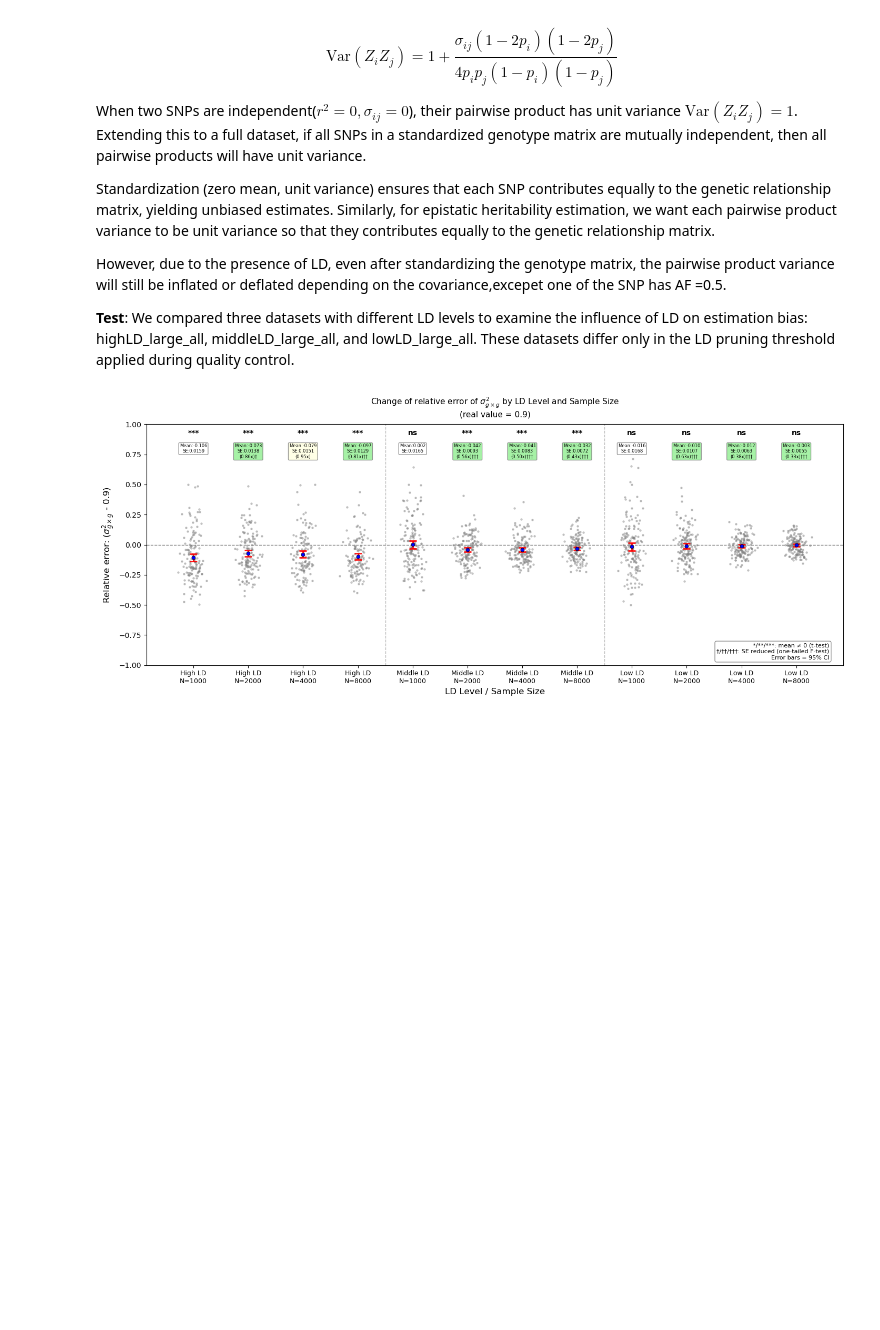
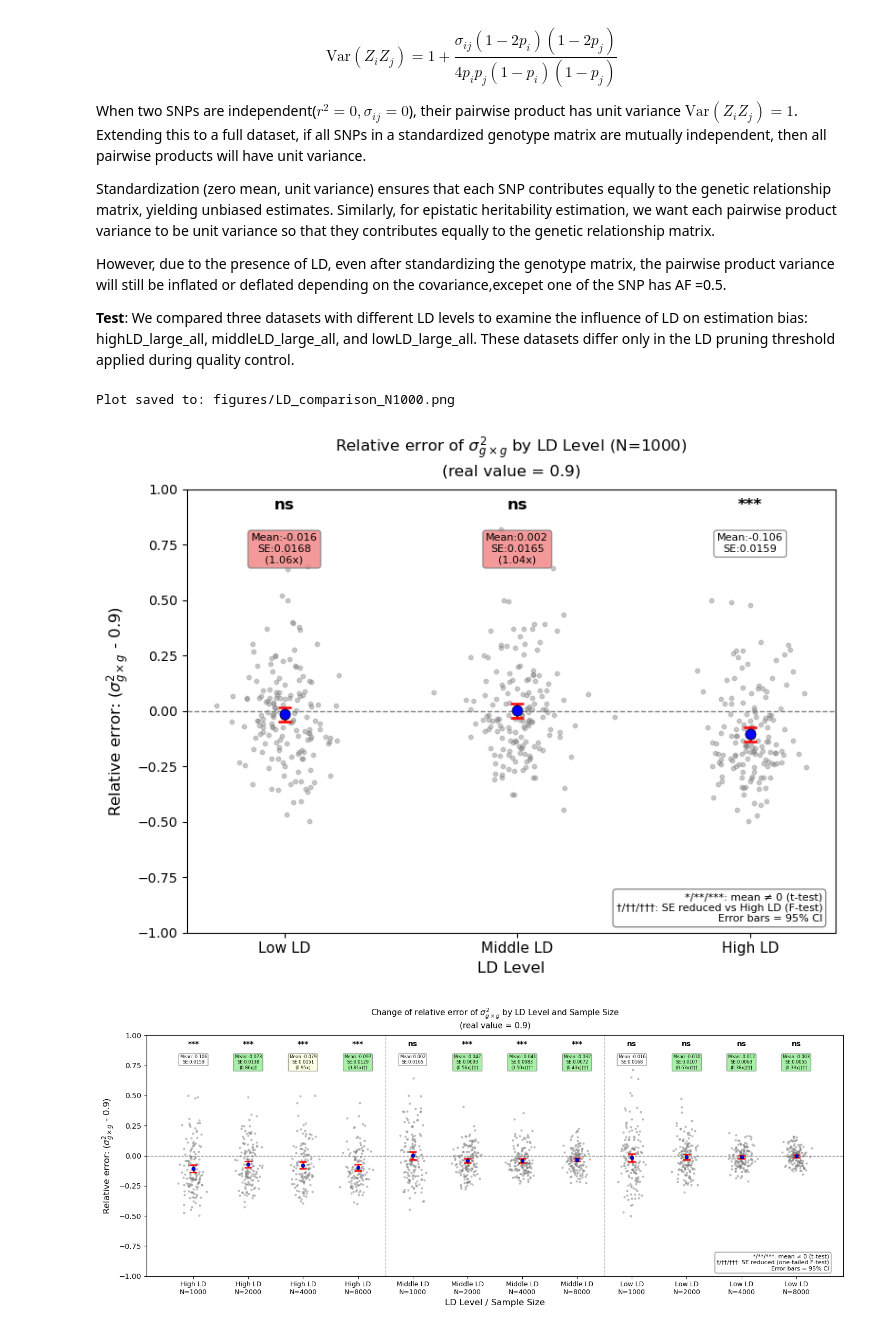
Before and after one commit to border-lab/Full-gene-level-GxG-Estimation, a Jupyter notebook: Experiments/solve_ContiguousSNP.ipynb, the cells around one changed output. Saved outputs shown, nothing was run; the diff lists cells and outputs as text; code cells hidden in the pictures; blank space fills up the shorter version.

```diff
--- a/Experiments/solve_ContiguousSNP.ipynb
+++ b/Experiments/solve_ContiguousSNP.ipynb
@@ -226,6 +226,29 @@ However, due to the presence of LD, even after standardizing the genotype matrix
 
 **Test**:
 We compared three datasets with different LD levels to examine the influence of LD on estimation bias: highLD_large_all, middleLD_large_all, and lowLD_large_all. These datasets differ only in the LD pruning threshold applied during quality control.
+# %%
+individual_size = 1000  # Choose: 1000, 2000, 4000, or 8000
+
+# Organize data for this sample size
+data_dicts_by_ld = {
+    'Low LD': lowLD_largeDataset_allVariants[individual_size],
+    'Middle LD': middleLD_largeDataset_allVariants[individual_size],
+    'High LD': highLD_largeDataset_allVariants[individual_size]
+}
+
+# Plot
+plot_relative_error_across_LD_levels(
+    data_dicts_by_ld=data_dicts_by_ld,
+    individual_size=individual_size,
+    col_num=0,  # 0 for σ²g×g, 1 for σ²e
+    real_value=0.9,
+    ymin=-1.0,
+    ymax=1.0,
+    save_path=f"figures/LD_comparison_N{individual_size}.png"
+)
+# %% [output]
+Plot saved to: figures/LD_comparison_N1000.png
+[figure, added]
 # %%
 #Experiment 4.1
 individual_sizes = [1000, 2000, 4000, 8000]
```
Also changed, not shown: parts of 1 cell of this notebook, 2 other files.
